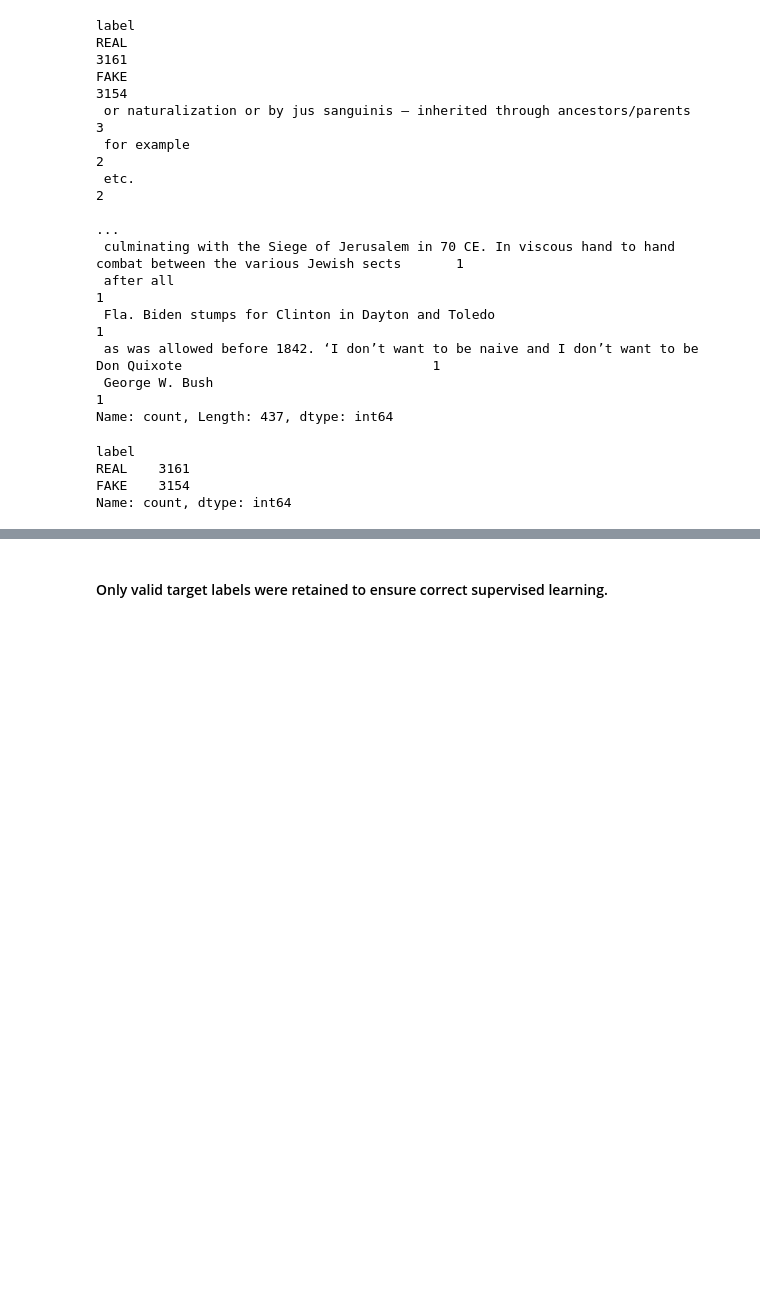
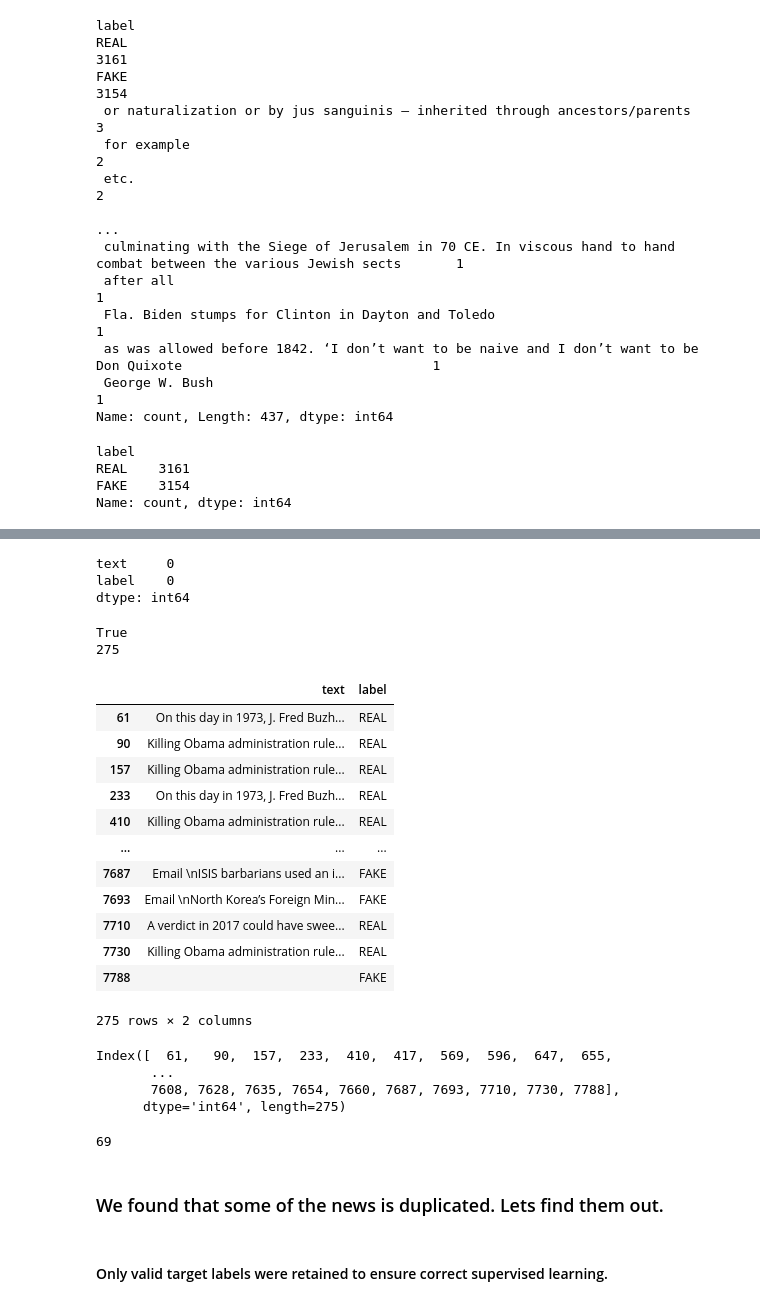
Before and after one commit to NaimPro-tech/Fake-News-Detection-with-Classical-NLP-Machine-Learning, a Jupyter notebook: notebooks/fake_news_detector.ipynb, the cells around one changed output, grey strips where cells are left out. Cells and saved outputs as stored; diff of their text form; code cells hidden in the pictures; blank space fills up the shorter version.

```diff
--- a/notebooks/fake_news_detector.ipynb
+++ b/notebooks/fake_news_detector.ipynb
@@ -107,0 +117,39 @@ Name: count, dtype: int64
+# %%
+df.isna().sum()
+# %% [output]
+text     0
+label    0
+dtype: int64
+# %%
+print(df.duplicated().any())
+print(df.duplicated().sum())
+# %% [output]
+True
+275
+# %%
+df[df.duplicated()]
+# %% [output]
+|  | text | label |
+| 61 | On this day in 1973, J. Fred Buzh... | REAL |
+| 90 | Killing Obama administration rule... | REAL |
+| 157 | Killing Obama administration rule... | REAL |
+| 233 | On this day in 1973, J. Fred Buzh... | REAL |
+| 410 | Killing Obama administration rule... | REAL |
+| ... | ... | ... |
+| 7687 | Email \nISIS barbarians used an i... | FAKE |
+| 7693 | Email \nNorth Korea’s Foreign Min... | FAKE |
+| 7710 | A verdict in 2017 could have swee... | REAL |
+| 7730 | Killing Obama administration rule... | REAL |
+| 7788 |  | FAKE |
+275 rows × 2 columns
+# %%
+df[df.duplicated()].index
+# %% [output]
+Index([  61,   90,  157,  233,  410,  417,  569,  596,  647,  655,
+       ...
+       7608, 7628, 7635, 7654, 7660, 7687, 7693, 7710, 7730, 7788],
+      dtype='int64', length=275)
+# %%
+df[df.duplicated(keep=False)].drop_duplicates().shape[0]
+# %% [output]
+69
@@ -108,3 +158,5 @@ Name: count, dtype: int64
+# %% [markdown]
+### We found that some of the news is duplicated. Lets find them out.
 # %% [markdown]
 #### Only valid target labels were retained to ensure correct supervised learning.
 # %% [markdown]
```
Also changed, not shown: parts of 7 cells of this notebook, 3 other files.
